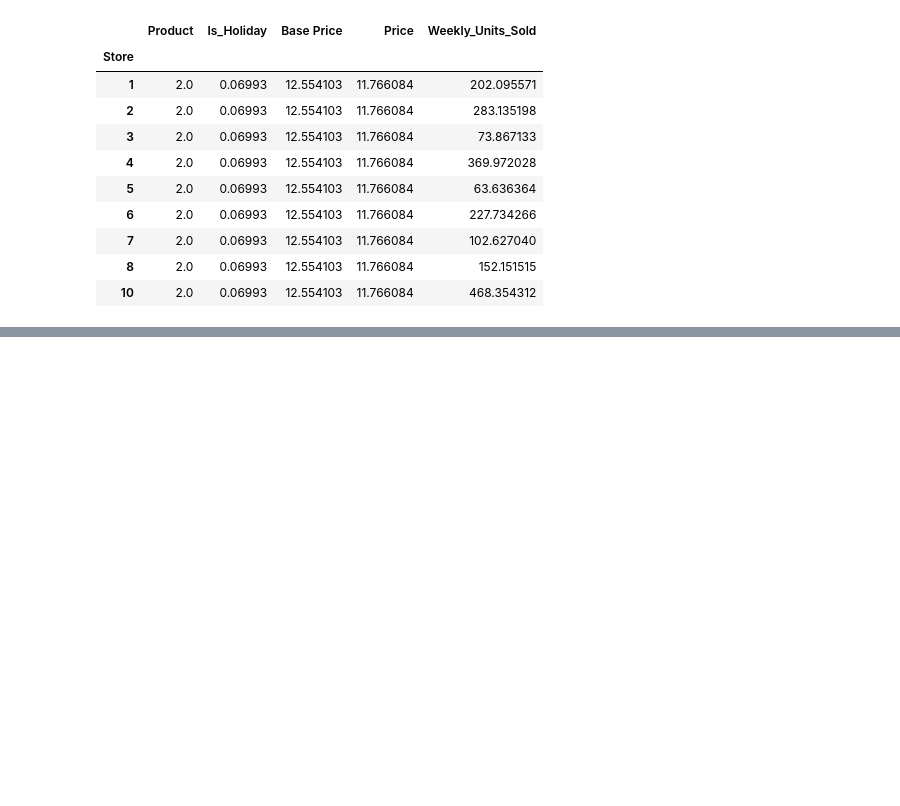
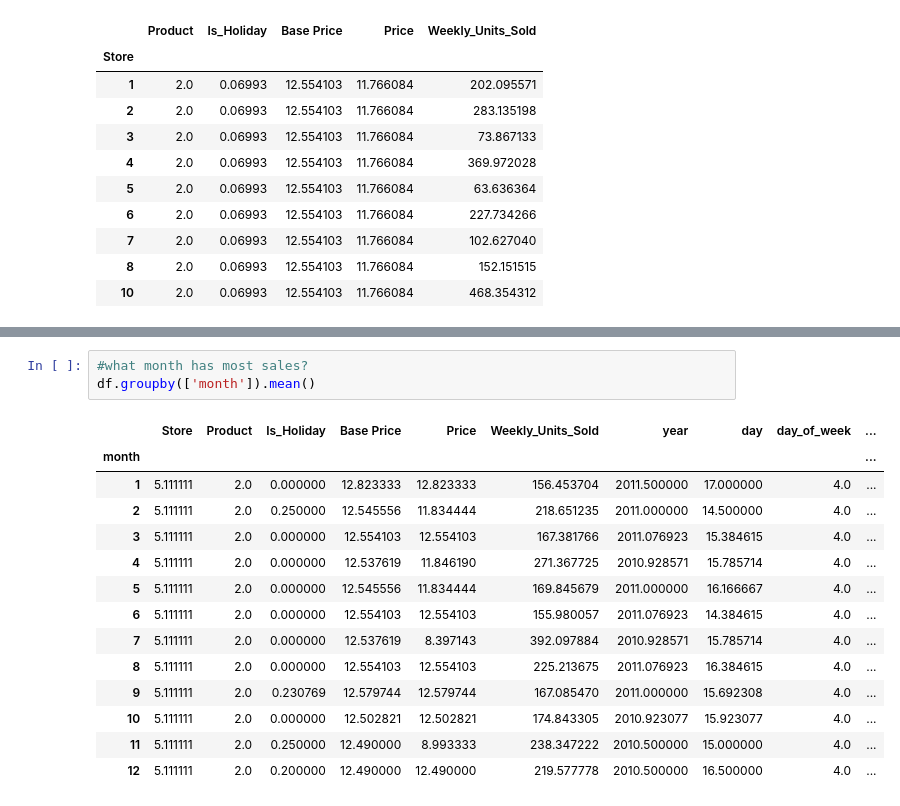
Before and after one commit to michellejm/PricingTutorial, a Jupyter notebook: Tutorial.ipynb, the cells around one changed output, grey strips where cells are left out. Drawn from its saved outputs; the diff is of its cells as text; blank space fills up the shorter version.

```diff
--- a/Tutorial.ipynb
+++ b/Tutorial.ipynb
@@ -52,0 +107,18 @@ df.groupby(['Store']).mean()
+# %%
+#what month has most sales?
+df.groupby(['month']).mean()
+# %% [output]
+|  | Store | Product | Is_Holiday | Base Price | Price | Weekly_Units_Sold | year | day | day_of_week | ... |
+| month |  |  |  |  |  |  |  |  |  | ... |
+| 1 | 5.111111 | 2.0 | 0.000000 | 12.823333 | 12.823333 | 156.453704 | 2011.500000 | 17.000000 | 4.0 | ... |
+| 2 | 5.111111 | 2.0 | 0.250000 | 12.545556 | 11.834444 | 218.651235 | 2011.000000 | 14.500000 | 4.0 | ... |
+| 3 | 5.111111 | 2.0 | 0.000000 | 12.554103 | 12.554103 | 167.381766 | 2011.076923 | 15.384615 | 4.0 | ... |
+| 4 | 5.111111 | 2.0 | 0.000000 | 12.537619 | 11.846190 | 271.367725 | 2010.928571 | 15.785714 | 4.0 | ... |
+| 5 | 5.111111 | 2.0 | 0.000000 | 12.545556 | 11.834444 | 169.845679 | 2011.000000 | 16.166667 | 4.0 | ... |
+| 6 | 5.111111 | 2.0 | 0.000000 | 12.554103 | 12.554103 | 155.980057 | 2011.076923 | 14.384615 | 4.0 | ... |
+| 7 | 5.111111 | 2.0 | 0.000000 | 12.537619 | 8.397143 | 392.097884 | 2010.928571 | 15.785714 | 4.0 | ... |
+| 8 | 5.111111 | 2.0 | 0.000000 | 12.554103 | 12.554103 | 225.213675 | 2011.076923 | 16.384615 | 4.0 | ... |
+| 9 | 5.111111 | 2.0 | 0.230769 | 12.579744 | 12.579744 | 167.085470 | 2011.000000 | 15.692308 | 4.0 | ... |
+| 10 | 5.111111 | 2.0 | 0.000000 | 12.502821 | 12.502821 | 174.843305 | 2010.923077 | 15.923077 | 4.0 | ... |
+| 11 | 5.111111 | 2.0 | 0.250000 | 12.490000 | 8.993333 | 238.347222 | 2010.500000 | 15.000000 | 4.0 | ... |
+| 12 | 5.111111 | 2.0 | 0.200000 | 12.490000 | 12.490000 | 219.577778 | 2010.500000 | 16.500000 | 4.0 | ... |
```
Also changed, not shown: parts of 8 cells of this notebook.
